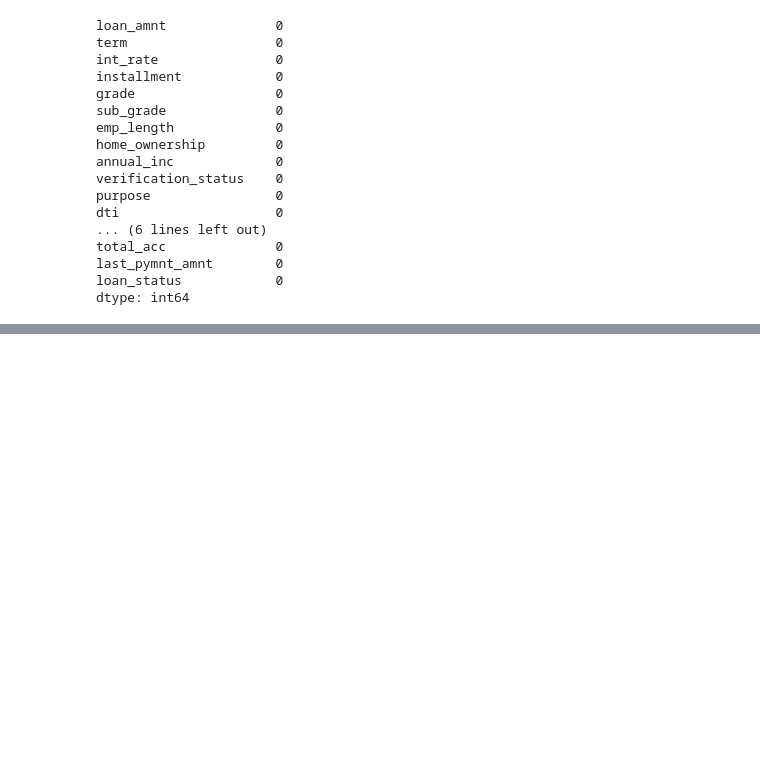
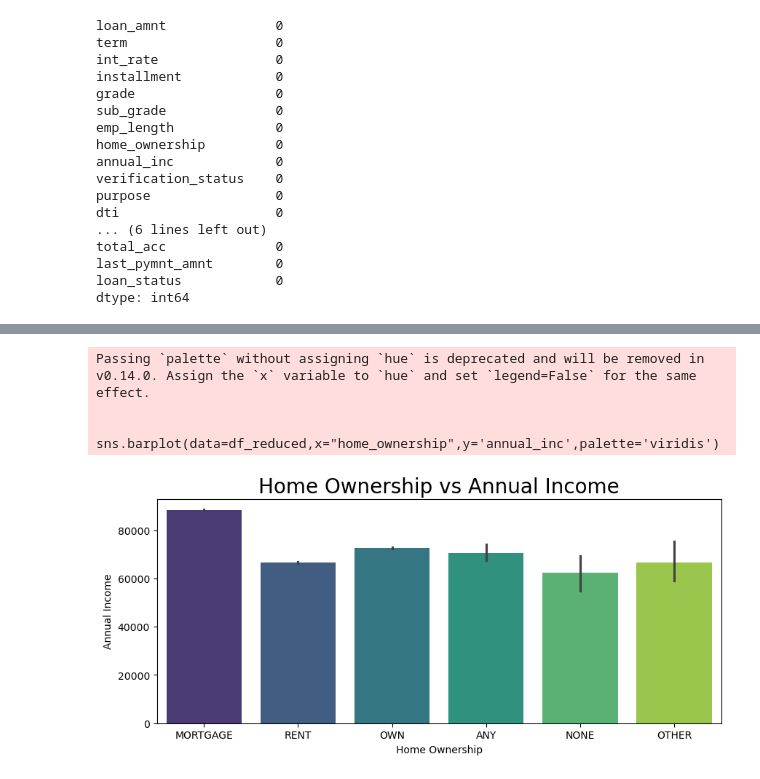
Before and after one commit to 10969shirazu/loan-eligibility-app, a Jupyter notebook: notebooks/data_exploration.ipynb, the cells around one changed output, grey strips where cells are left out. Saved outputs shown, nothing was run; the diff lists cells and outputs as text; code cells hidden in the pictures; blank space fills up the shorter version.

```diff
--- a/notebooks/data_exploration.ipynb
+++ b/notebooks/data_exploration.ipynb
@@ -257,0 +269,11 @@ dtype: int64
+# %%
+fig, ax =plt.subplots(figsize=(10,4))
+sns.barplot(data=df_reduced,x="home_ownership",y='annual_inc',palette='viridis')
+ax.set(xlabel='Home Ownership', ylabel='Annual Income')
+ax.set_title('Home Ownership vs Annual Income', size=20)
+plt.show()
+# %% [output]
+Passing `palette` without assigning `hue` is deprecated and will be removed in v0.14.0. Assign the `x` variable to `hue` and set `legend=False` for the same effect.
+
+  sns.barplot(data=df_reduced,x="home_ownership",y='annual_inc',palette='viridis')
+[figure, added]
```
Also changed, not shown: parts of 9 cells of this notebook.
